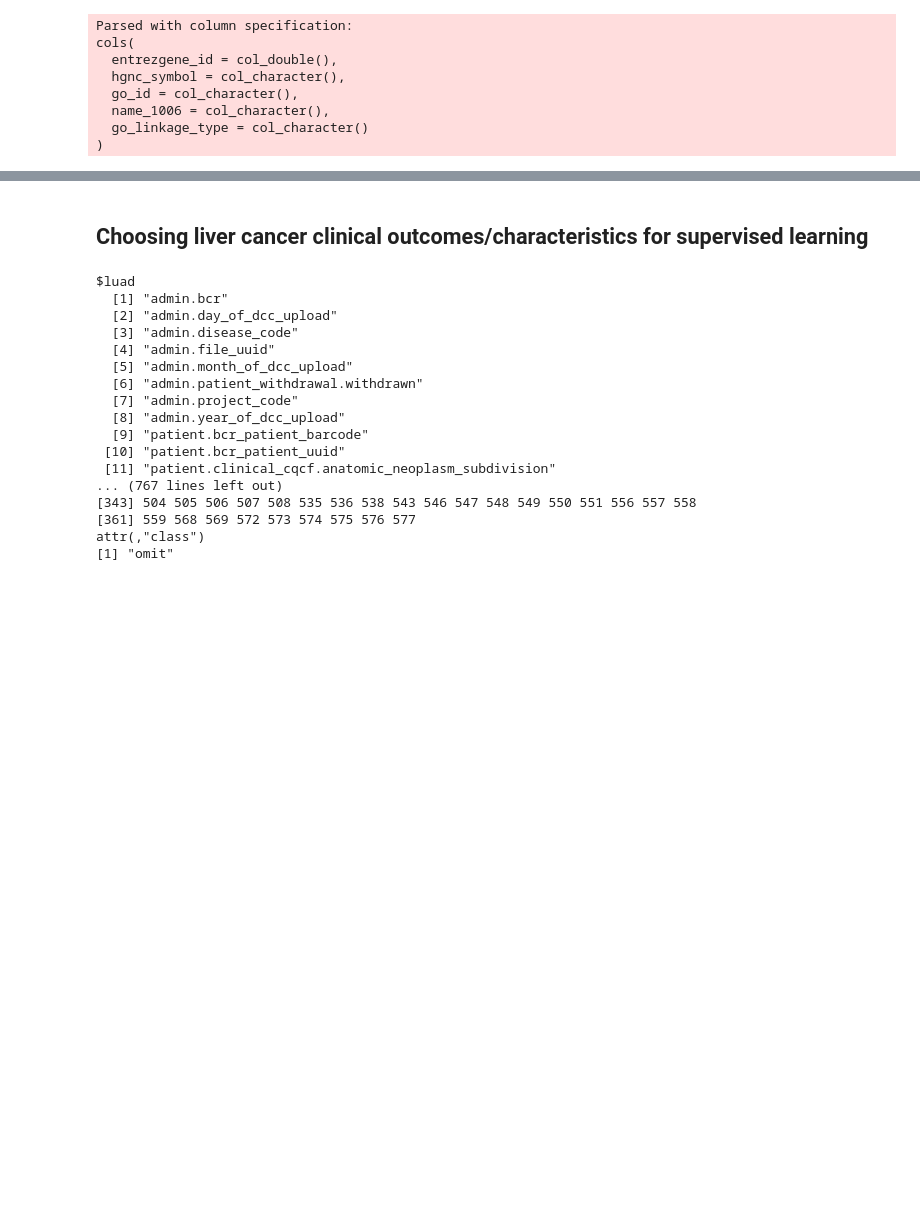
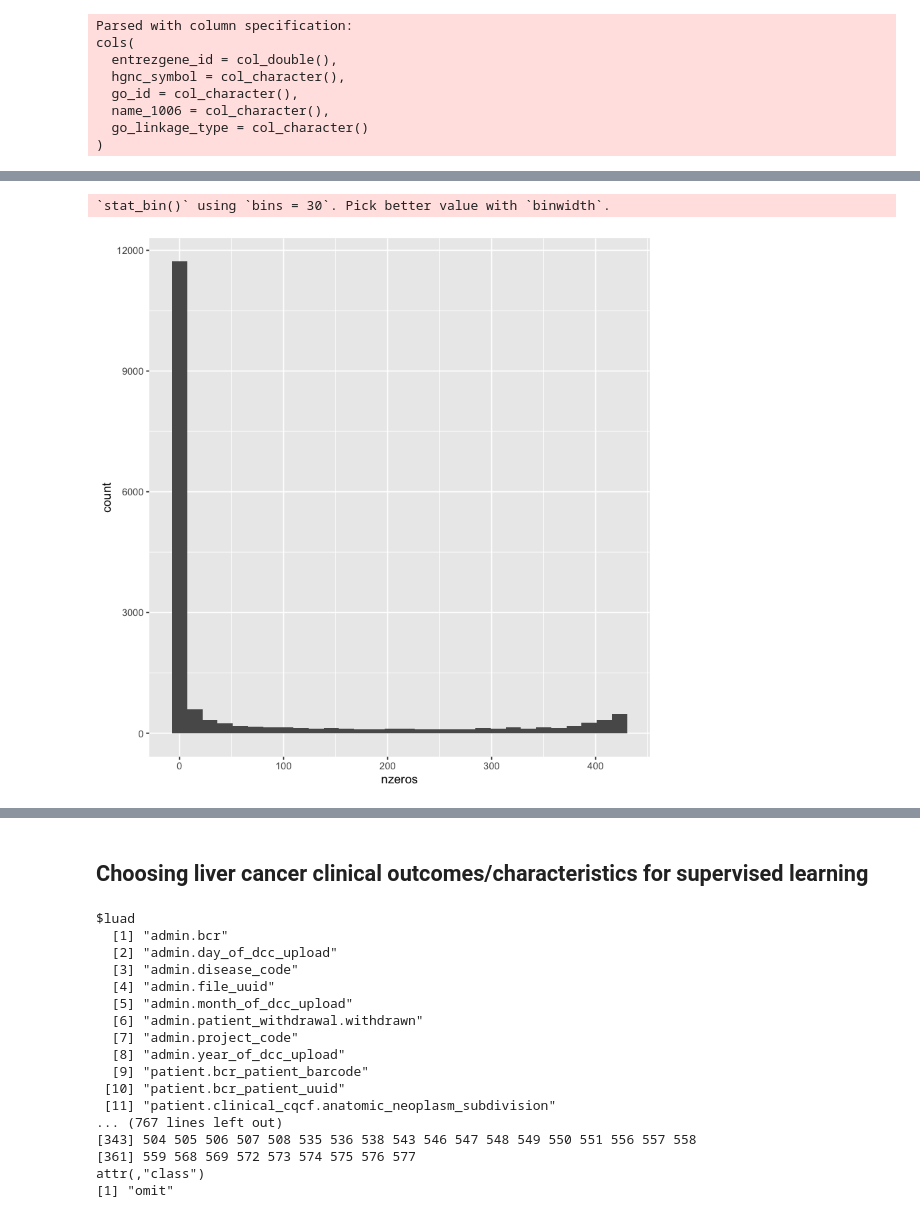
Before and after one commit to sohilsshah91/hacknights, a Jupyter notebook: EDA_TCGA_Liver_Cancer_ngiangre.ipynb, the cells around one changed output, grey strips where cells are left out. Cells and saved outputs as stored; diff of their text form; code cells hidden in the pictures; blank space fills up the shorter version.

```diff
--- a/EDA_TCGA_Liver_Cancer_ngiangre.ipynb
+++ b/EDA_TCGA_Liver_Cancer_ngiangre.ipynb
@@ -433,6 +440,3 @@ dim(df)
 # %%
 df_rownames <- df[,1]
 df <- df %>% select(-bcr_patient_barcode)
-# %%
-x <- strsplit(colnames(df),"|")[[50]]
-paste(x[1:(which(x %in% "|")-1)],collapse='')
@@ -467,0 +469,3 @@ df_genes %>% select(A1BG) %>% unlist  %>% unname %>% hist()
+# %%
+df_genes_melted <- df_genes %>% gather('Gene')
+df_genes_melted %>% head()
@@ -467,0 +482,9 @@ df_genes %>% select(A1BG) %>% unlist  %>% unname %>% hist()
+# %%
+df_genes_melted %>%
+group_by(Gene) %>%
+summarize('nzeros' = sum(value==0)) %>%
+ggplot() +
+geom_histogram(aes(nzeros))
+# %% [output]
+`stat_bin()` using `bins = 30`. Pick better value with `binwidth`.
+[figure, added]
```
Also changed, not shown: parts of 12 cells of this notebook.
